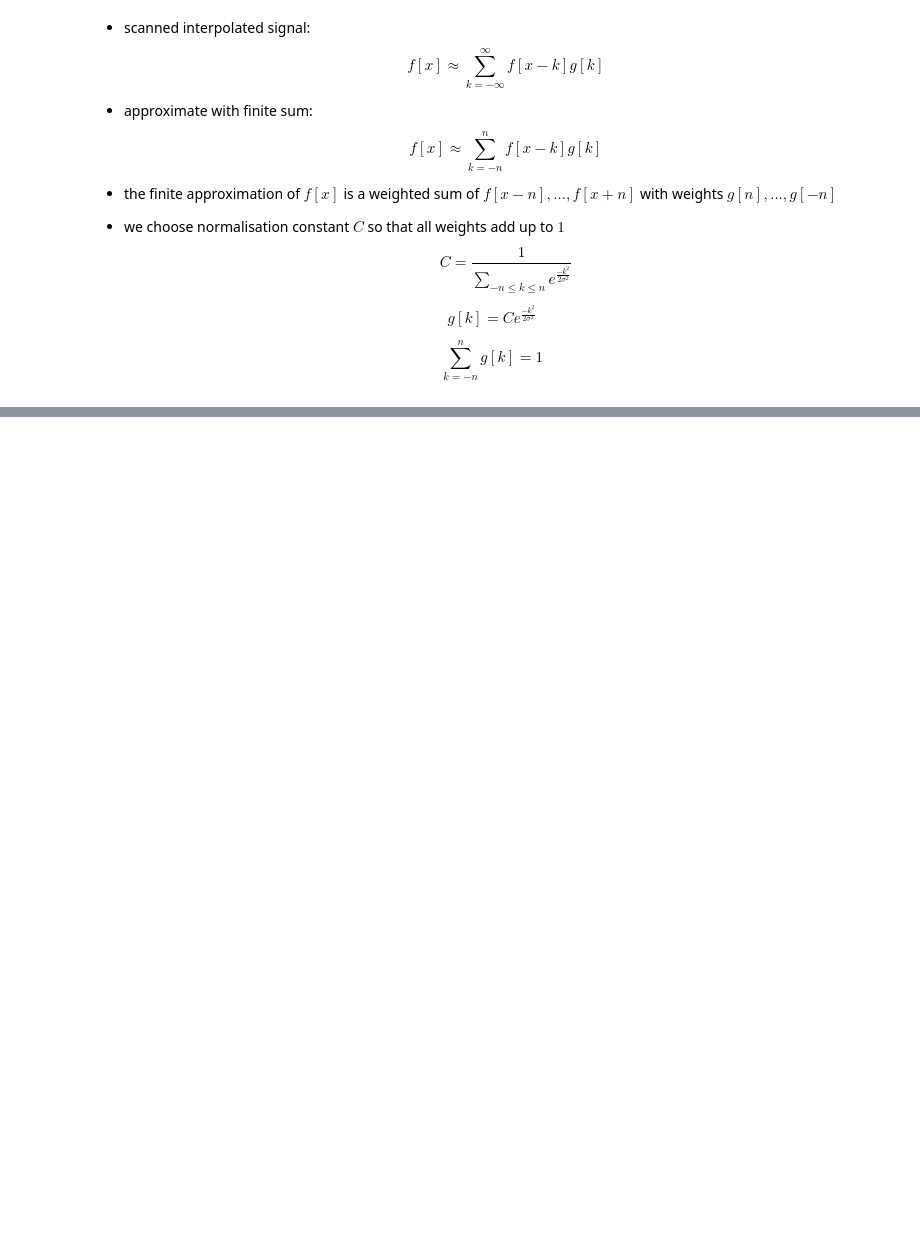
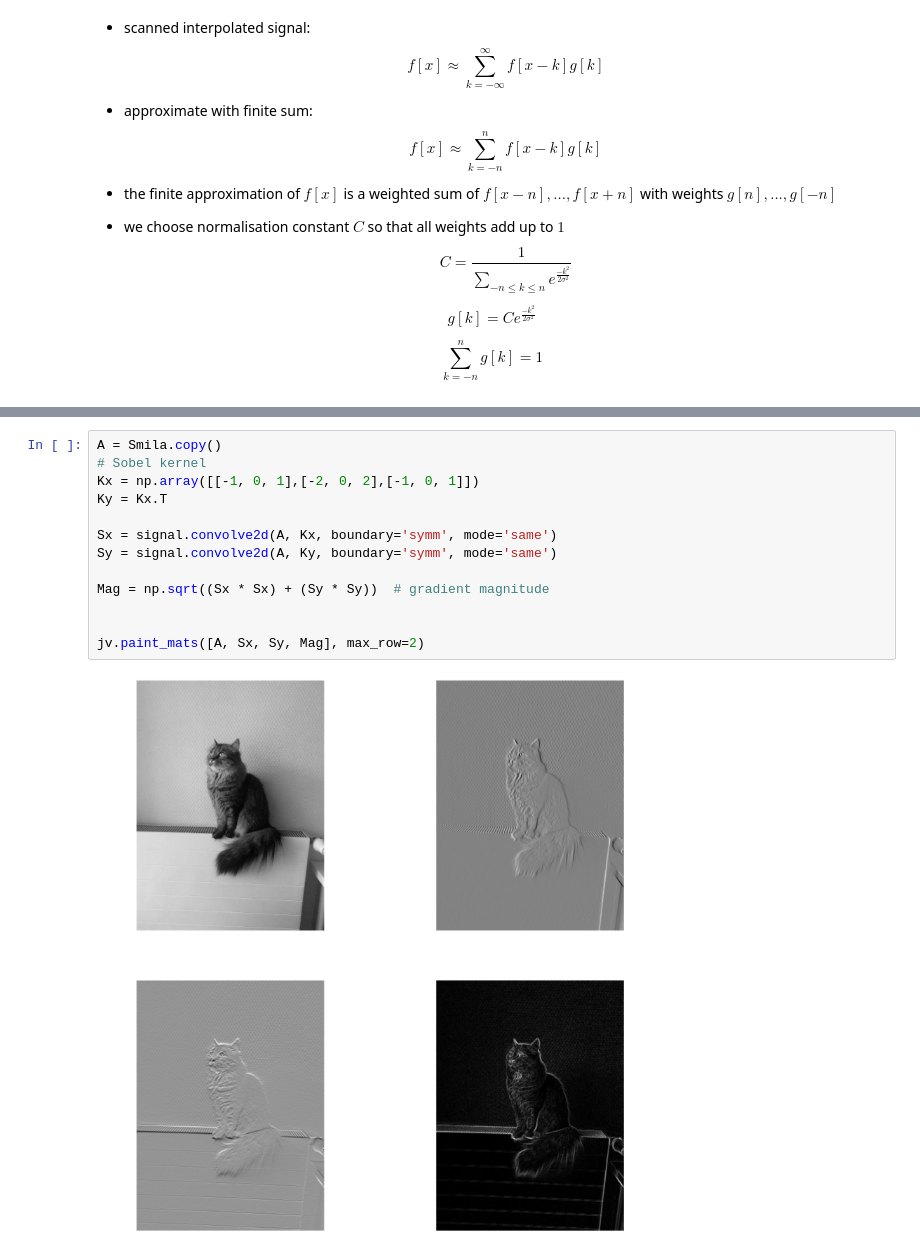
Before and after one commit to justayak/computer_vision_ws2015, a Jupyter notebook: play/Introduction_To_CV.ipynb, the cells around one changed output, grey strips where cells are left out. Cells and saved outputs as stored; diff of their text form; blank space fills up the shorter version.

Commit message:
finish sobel

```diff
--- a/play/Introduction_To_CV.ipynb
+++ b/play/Introduction_To_CV.ipynb
@@ -237,0 +249,15 @@ $$ \sum_{k=-1}^{1}\sum_{k=-1}^{1}I[x-k,y-l]g'[k]g[l] $$
+# %%
+A = Smila.copy()
+# Sobel kernel
+Kx = np.array([[-1, 0, 1],[-2, 0, 2],[-1, 0, 1]])
+Ky = Kx.T
+
+Sx = signal.convolve2d(A, Kx, boundary='symm', mode='same')
+Sy = signal.convolve2d(A, Ky, boundary='symm', mode='same')
+
+Mag = np.sqrt((Sx * Sx) + (Sy * Sy))  # gradient magnitude
+
+
+jv.paint_mats([A, Sx, Sy, Mag], max_row=2)
+# %% [output]
+[figure, added]
```
Also changed, not shown: parts of 1 cell of this notebook.
